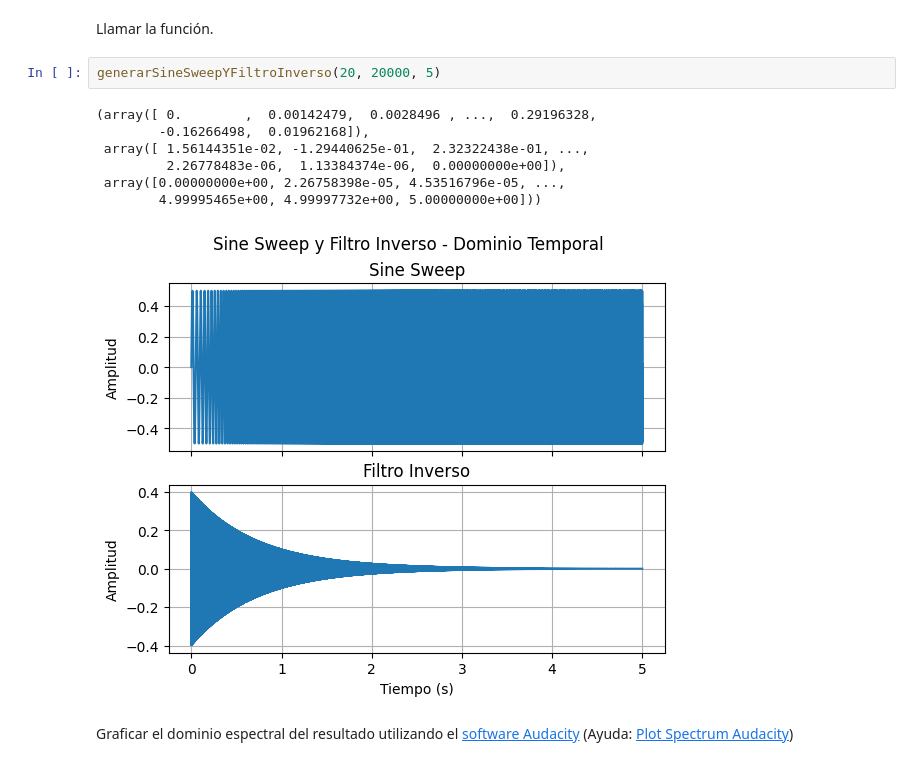
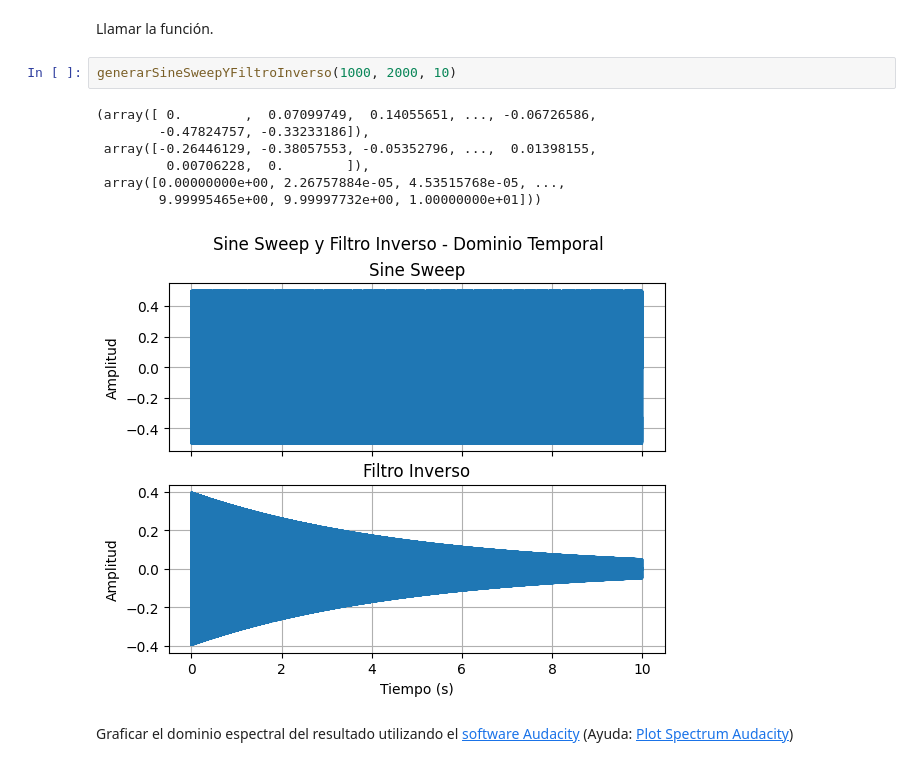
Before and after one commit to jaldreyuntref/sys, a Jupyter notebook: primer-entrega/primer_entrega.ipynb, the cells around one changed output. Cells and saved outputs as stored; diff of their text form.

```diff
--- a/primer-entrega/primer_entrega.ipynb
+++ b/primer-entrega/primer_entrega.ipynb
@@ -314,16 +314,16 @@ def generarSineSweepYFiltroInverso(finf, fsup, t0):
     return (sine_sweep, filtro_inverso, t)
 # %% [markdown]
 Llamar la función.
-# %%
-generarSineSweepYFiltroInverso(20, 20000, 5)
-# %% [output]
-(array([ 0.        ,  0.00142479,  0.0028496 , ...,  0.29196328,
-        -0.16266498,  0.01962168]),
- array([ 1.56144351e-02, -1.29440625e-01,  2.32322438e-01, ...,
-         2.26778483e-06,  1.13384374e-06,  0.00000000e+00]),
- array([0.00000000e+00, 2.26758398e-05, 4.53516796e-05, ...,
-        4.99995465e+00, 4.99997732e+00, 5.00000000e+00]))
-[figure, removed]
+# %%
+generarSineSweepYFiltroInverso(1000, 2000, 10)
+# %% [output]
+(array([ 0.        ,  0.07099749,  0.14055651, ..., -0.06726586,
+        -0.47824757, -0.33233186]),
+ array([-0.26446129, -0.38057553, -0.05352796, ...,  0.01398155,
+         0.00706228,  0.        ]),
+ array([0.00000000e+00, 2.26757884e-05, 4.53515768e-05, ...,
+        9.99995465e+00, 9.99997732e+00, 1.00000000e+01]))
+[figure, added]
 # %% [markdown]
 Graficar el dominio espectral del resultado utilizando el [software Audacity](https://www.audacityteam.org/) (Ayuda: [Plot Spectrum Audacity](https://manual.audacityteam.org/man/plot_spectrum.html))
 # %%
```
Also changed, not shown: 8 other files.
